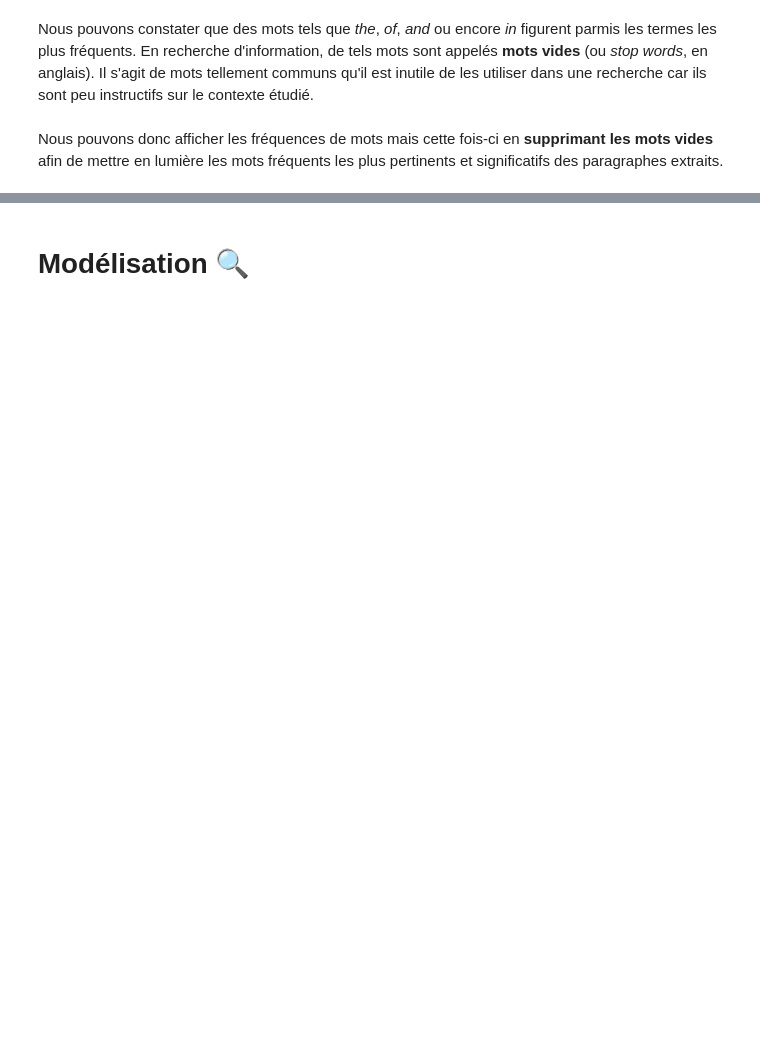
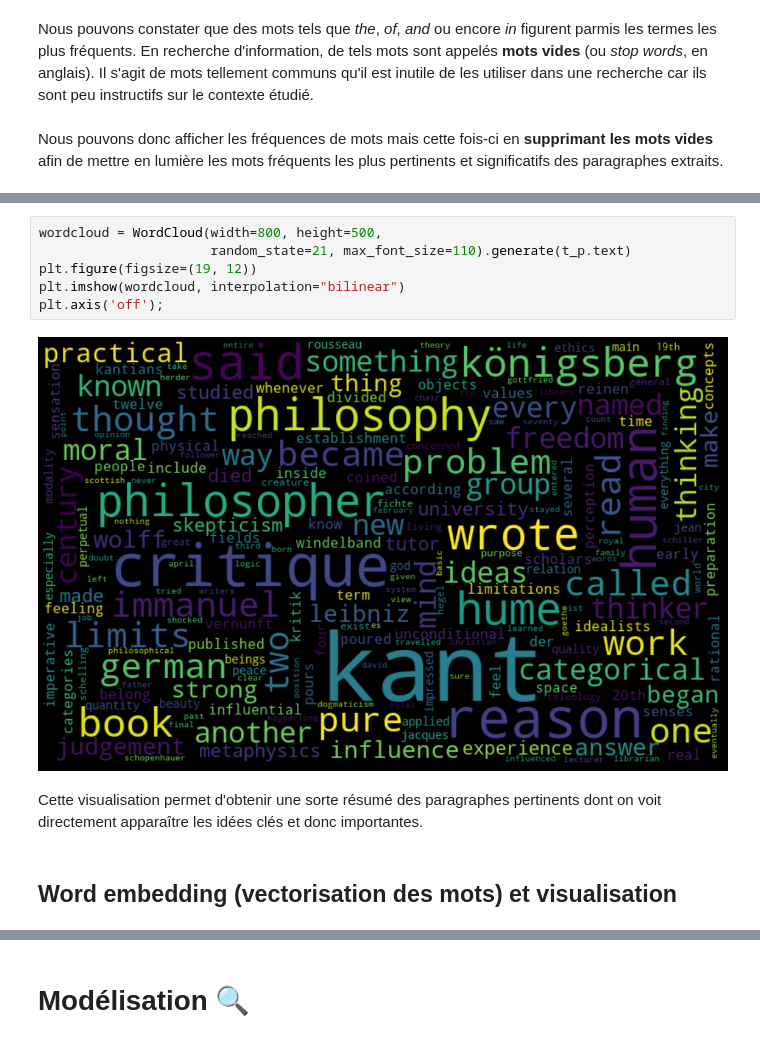
Before and after one commit to taminemelissa/quiz-generator, a Jupyter notebook: final-project.ipynb, the cells around one changed output, grey strips where cells are left out. Saved outputs shown, nothing was run; the diff lists cells and outputs as text; blank space fills up the shorter version.

```diff
--- a/final-project.ipynb
+++ b/final-project.ipynb
@@ -189,0 +193,12 @@ Les mots ainsi affichés mettent en lumière la pertinencequ'ils sont pertinents
+# %%
+wordcloud = WordCloud(width=800, height=500,
+                      random_state=21, max_font_size=110).generate(t_p.text)
+plt.figure(figsize=(19, 12))
+plt.imshow(wordcloud, interpolation="bilinear")
+plt.axis('off');
+# %% [output]
+[figure, added]
+# %% [markdown]
+Cette visualisation permet d'obtenir une sorte résumé des paragraphes pertinents dont on voit directement apparaître les idées clés et donc importantes.
+# %% [markdown]
+## Word embedding (vectorisation des mots) et visualisation
```
Also changed, not shown: parts of 10 cells of this notebook, 1 other file.
